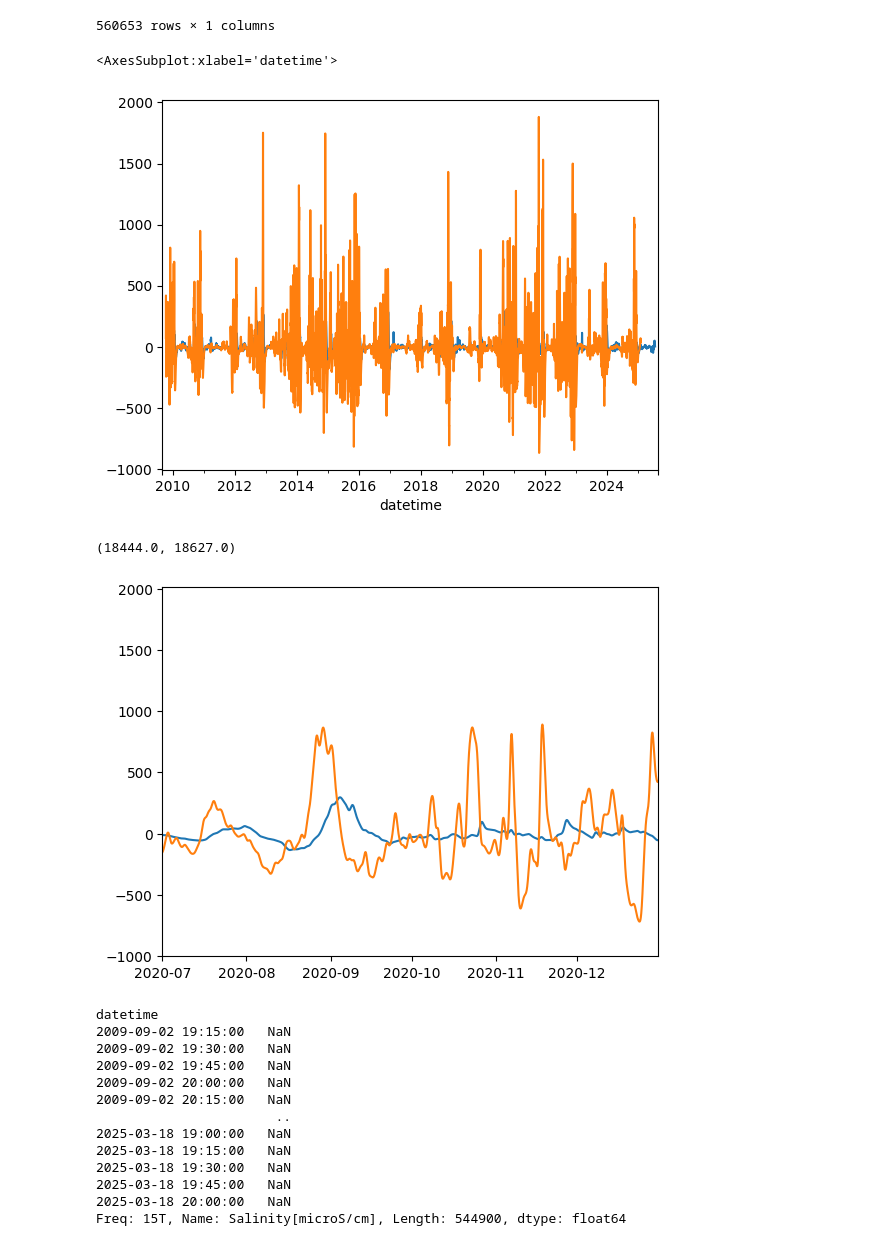
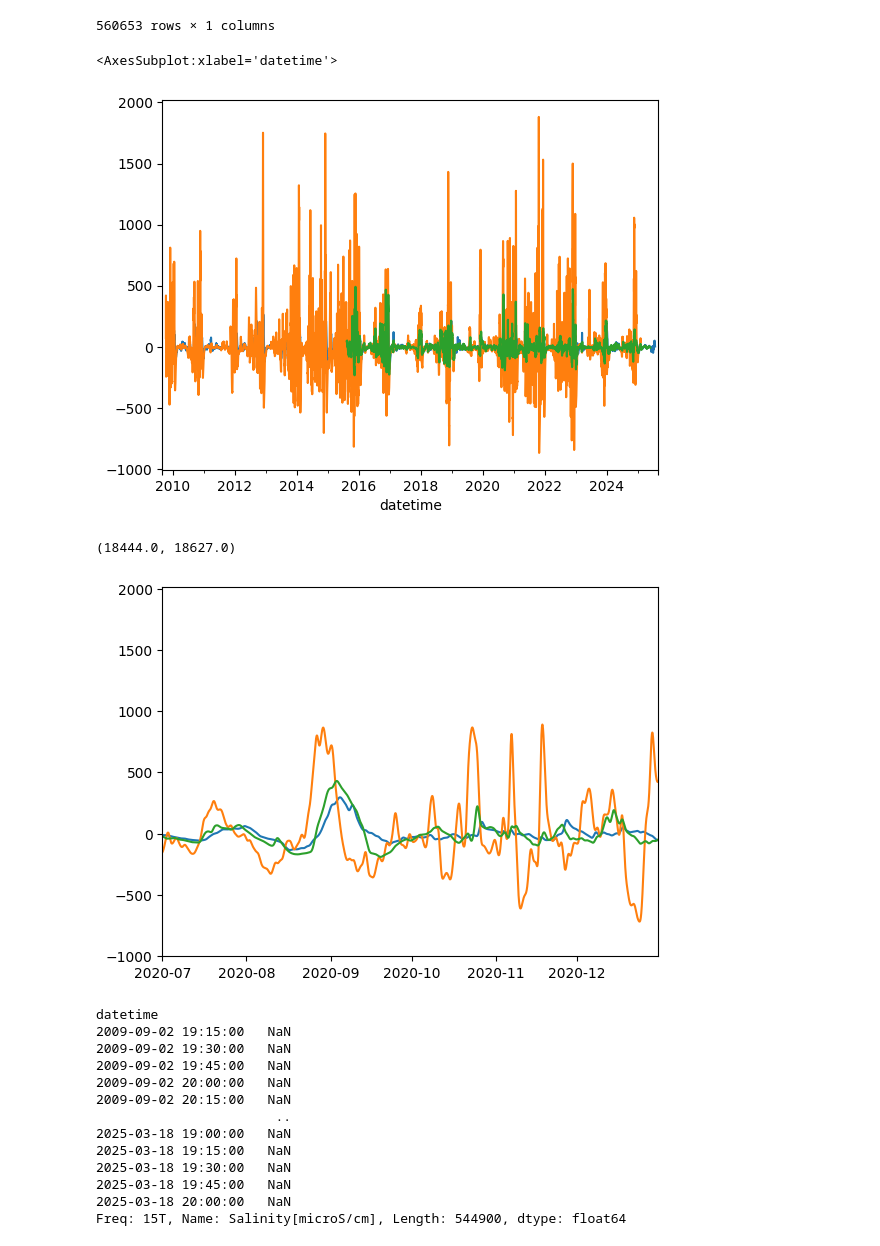
Before and after one commit to jennaisrael/Savio_scratch_back_up, a Jupyter notebook: climate_data_processing/identify_stp/salinity_bc_40_day_BC_filter.ipynb, the cells around one changed output. Saved outputs shown, nothing was run; the diff lists cells and outputs as text; code cells hidden in the pictures.

```diff
--- a/climate_data_processing/identify_stp/salinity_bc_40_day_BC_filter.ipynb
+++ b/climate_data_processing/identify_stp/salinity_bc_40_day_BC_filter.ipynb
@@ -71,4 +71,11 @@ jp_filled['datetime']=pd.to_datetime(jp_filled['datetime'],format=dtformat)
 jp_filled.set_index("datetime",inplace=True)
 jp_filled=jp_filled.asfreq('15min')
 jp_filt=filter_timeseries(jp_filled).dropna()
+
+#'/global/scratch/users/jennaisrael/time_varying_data/dmsdatastore/salinity/frk_gapfilled_2026_01_26.csv'
+frk_filled=pd.read_csv('/global/scratch/users/jennaisrael/time_varying_data/dmsdatastore/salinity/frk_gapfilled_2026_01_26.csv')
+frk_filled['datetime']=pd.to_datetime(frk_filled['datetime'],format=dtformat)
+frk_filled.set_index("datetime",inplace=True)
+frk_filled=frk_filled.asfreq('15min')
+frk_filt=filter_timeseries(frk_filled).dropna()
 # %%
@@ -152,48 +159,55 @@ box_40d = np.ones(M_40d)/M_40d
 # Nfrk=len(frk_filt["Salinity[mS/cm]"])
 Nhol2 = len(hol2_filt["Salinity[microS/cm]"])
 Njp = len(jp_filt["Salinity[microS/cm]"])
+Nfrk = len(frk_filt["Salinity[microS/cm]"])
 
 hol2_bc = hol2_filt["Salinity[microS/cm]"].sub(signal.convolve(hol2_filt["Salinity[microS/cm]"],box_40d,mode='same'))
 jp_bc = jp_filt["Salinity[microS/cm]"].sub(signal.convolve(jp_filt["Salinity[microS/cm]"],box_40d,mode='same'))
+frk_bc = frk_filt["Salinity[microS/cm]"].sub(signal.convolve(frk_filt["Salinity[microS/cm]"],box_40d,mode='same'))
 
 #throw out the first and last M entries due to width of box car
 hol2_bc[0:M_40d] = np.nan
 hol2_bc[Nhol2-M_40d:] = np.nan
 
 jp_bc[0:M_40d] = np.nan
 jp_bc[Njp-M_40d:] = np.nan
 
+frk_bc[0:M_40d] = np.nan
+frk_bc[Nfrk-M_40d:] = np.nan
+
 hol2_bc.plot()
 jp_bc.plot()
+frk_bc.plot()
 # ptreyes['box_18d_filt'][0:M_18d] = np.nan
 # ptreyes['box_18d_filt'][Npr-M_18d:] = np.nan
 # ptreyes['box_40d_filt'][0:M_40d] = np.nan
 # ptreyes['box_40d_filt'][Npr-M_40d:] = np.nan
 # ptreyes['box_100d_filt'][0:M_100d] = np.nan
 # ptreyes['box_100d_filt'][Npr-M_100d:] = np.nan
 # ptreyes['box_190d_filt'][0:M_190d] = np.nan
 # ptreyes['box_190d_filt'][Npr-M_190d:] = np.nan
 
 # monterey['box_18d_filt'][0:M_18d] = np.nan
 # monterey['box_18d_filt'][Nmb-M_18d:] = np.nan
 # monterey['box_40d_filt'][0:M_40d] = np.nan
 # monterey['box_40d_filt'][Nmb-M_40d:] = np.nan
 # monterey['box_100d_filt'][0:M_100d] = np.nan
 # monterey['box_100d_filt'][Nmb-M_100d:] = np.nan
 # monterey['box_190d_filt'][0:M_190d] = np.nan
 # monterey['box_190d_filt'][Nmb-M_190d:] = np.nan
 # %% [output]
 <AxesSubplot:xlabel='datetime'>
-[figure, old version]
+[figure, new version]
 # %%
 fig, ax =plt.subplots()
 ax.plot(hol2_bc)
 ax.plot(jp_bc)
+ax.plot(frk_bc)
 ax.set_xlim(pd.to_datetime('2020-07-01'),pd.to_datetime('2020-12-31'))
 #ax.set_xlim(pd.to_datetime('2020-07-01'),pd.to_datetime('2020-12-31'))
 # %% [output]
 (18444.0, 18627.0)
-[figure, old version]
+[figure, new version]
 # %%
 jp_bc
 # %% [output]
```
Also changed, not shown: parts of 2 cells of this notebook, 4 other files.
